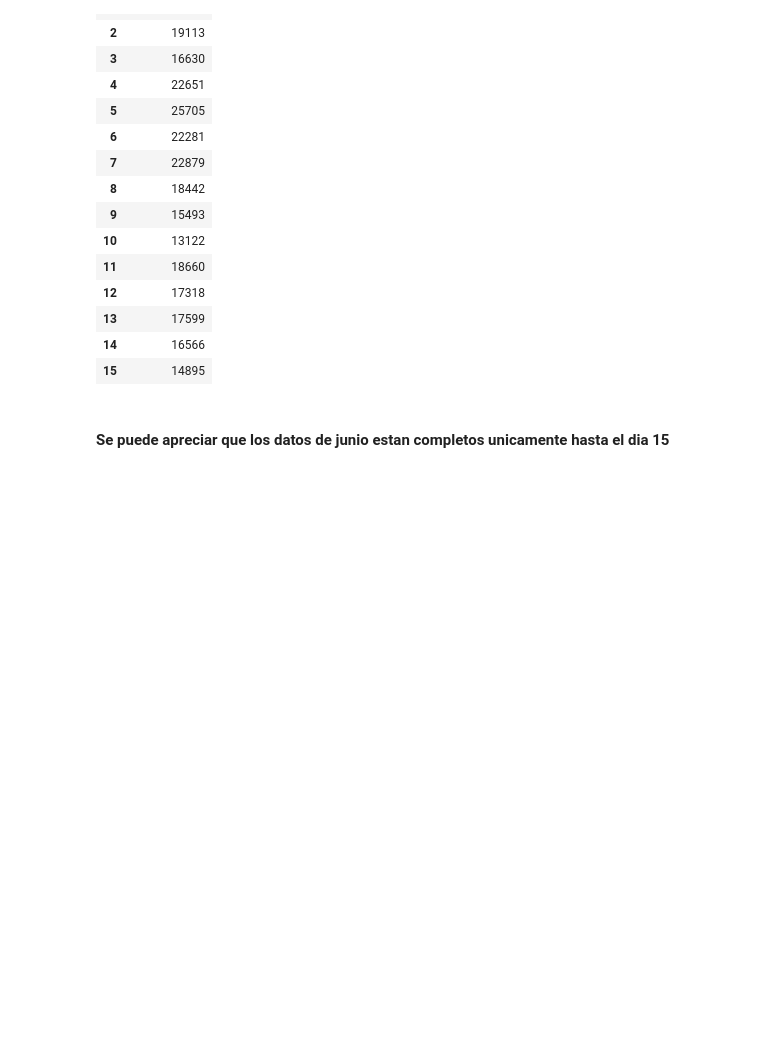
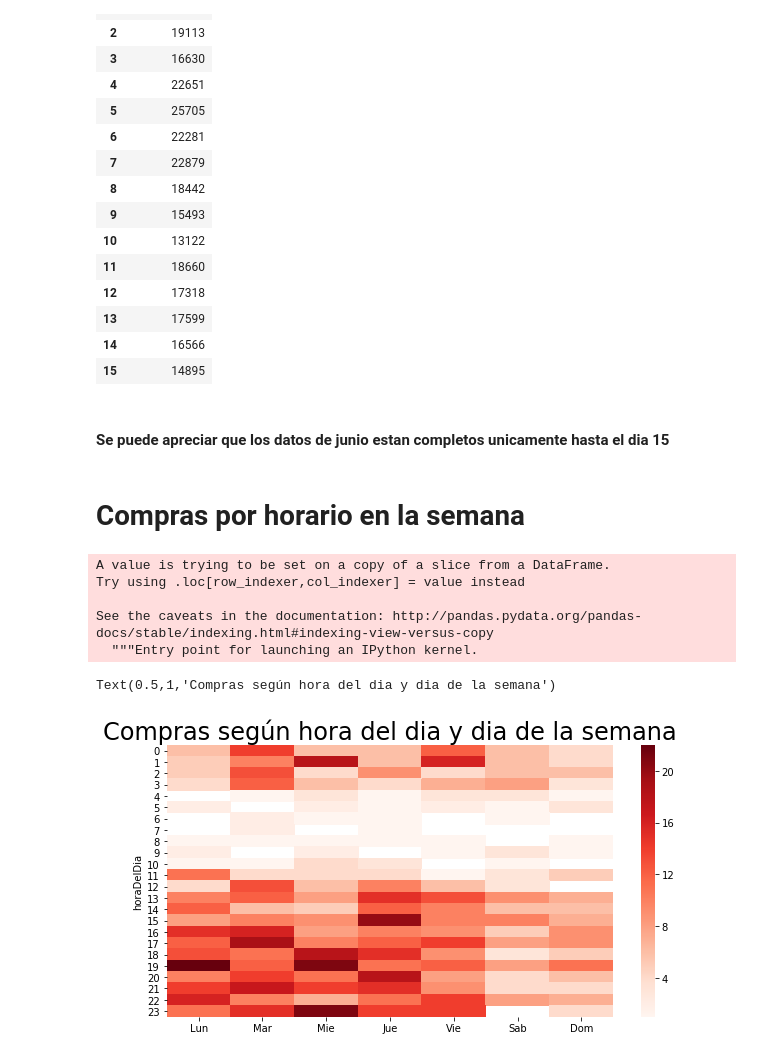
Before and after one commit to javier2409/TP1Datos2C2018, a Jupyter notebook: Analisis Temporal.ipynb, the cells around one changed output. Cells and saved outputs as stored; diff of their text form; code cells hidden in the pictures; blank space fills up the shorter version.

```diff
--- a/Analisis Temporal.ipynb
+++ b/Analisis Temporal.ipynb
@@ -160,3 +160,25 @@ d
 | 15 | 14895 |
 # %% [markdown]
 #### Se puede apreciar que los datos de junio estan completos unicamente hasta el dia 15
+# %% [markdown]
+# Compras por horario en la semana
+# %%
+compras = df.loc[df.event=='conversion']
+# %%
+compras['suma'] = 1
+# %% [output]
+A value is trying to be set on a copy of a slice from a DataFrame.
+Try using .loc[row_indexer,col_indexer] = value instead
+
+See the caveats in the documentation: http://pandas.pydata.org/pandas-docs/stable/indexing.html#indexing-view-versus-copy
+  """Entry point for launching an IPython kernel.
+# %%
+heat = compras.pivot_table(index='horaDelDia',columns='diasemana',values='suma',aggfunc='sum')
+# %%
+heat.columns = ['Lun','Mar','Mie','Jue','Vie','Sab','Dom']
+# %%
+sns.heatmap(heat,cmap='Reds')
+plt.title('Compras según hora del dia y dia de la semana',size=24)
+# %% [output]
+Text(0.5,1,'Compras según hora del dia y dia de la semana')
+[figure, added]
```
Also changed, not shown: 1 other file.
